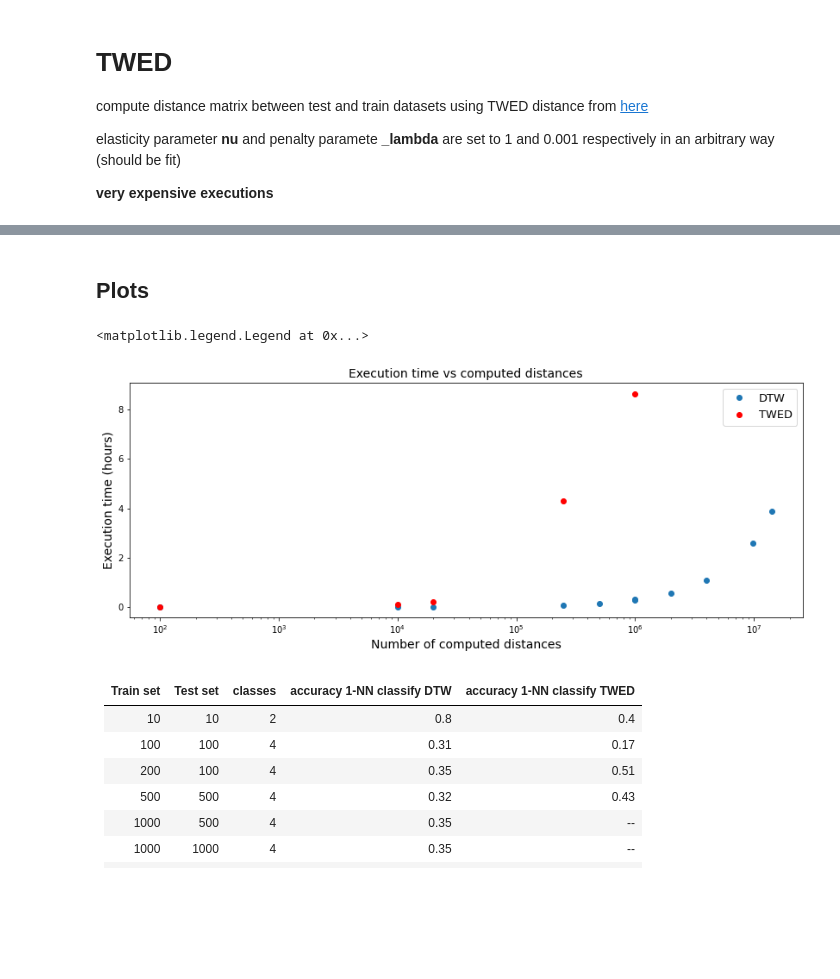
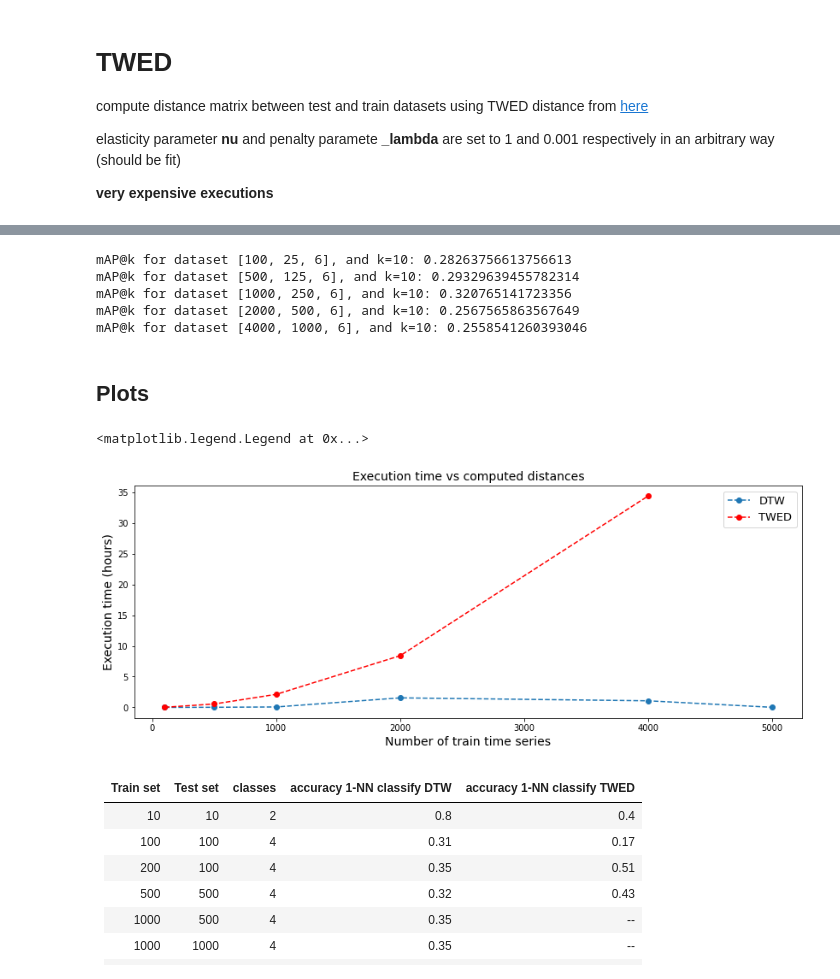
Before and after one commit to frmunozz/irregular-bag-of-pattern, a Jupyter notebook: notebooks/BruteForce.ipynb, the cells around one changed output, grey strips where cells are left out. Cells and saved outputs as stored; diff of their text form; code cells hidden in the pictures; blank space fills up the shorter version.

```diff
--- a/notebooks/BruteForce.ipynb
+++ b/notebooks/BruteForce.ipynb
@@ -530,27 +461,36 @@ mAP@k for dataset [1000, 1000, 10], and k=10:  0.030959129976064502
+# %%
+# checking mAP@k
+mapk_twed = []
+k = 10
+for n1, n2 in zip(n1_arr, n2_arr):
+    mapk, vec = m_av_p_k(path1, path2, n1, n2, c, k, dist_type="dtw")
+    print("mAP@k for dataset [%d, %d, %d], and k=%d:" % (n1, n2, c, k), mapk)
+    mapk_twed.append(mapk)
+# %% [output]
+mAP@k for dataset [100, 25, 6], and k=10: 0.28263756613756613
+mAP@k for dataset [500, 125, 6], and k=10: 0.29329639455782314
+mAP@k for dataset [1000, 250, 6], and k=10: 0.320765141723356
+mAP@k for dataset [2000, 500, 6], and k=10: 0.2567565863567649
+mAP@k for dataset [4000, 1000, 6], and k=10: 0.2558541260393046
 # %% [markdown]
 ## Plots
 # %%
 # execution time dtw distances
-dtw_dist_time = [0.123, 6.227, 16.468, 253.757, 513.756, 1047.021, 992.615,
-                1956.488, 3896.741, 13898.950, 9336.39]
-dtw_train_len = [10, 100, 200, 500, 1000, 1000, 1000, 2000, 2000, 5000,  6278]
-dtw_test_len = [10, 100, 100, 500, 500, 1000, 1000, 1000, 2000, 2847, 1570]
-dtw_tot = np.array(dtw_train_len) * np.array(dtw_test_len)
-twed_dist_time = [2.1, 326.245, 721.75, 15460.57, 31179.298]
-twed_train_len = [10,  100,     200,    500,      1000]
-twed_test_len = [10, 100, 100, 500, 1000]
-twed_tot = np.array(twed_train_len) * np.array(twed_test_len)
+dtw_dist_time = [1.75, 63.82, 250.05, 5574.6, 3857.38, 60.73]
+dtw_train_len = [100, 500, 1000, 2000, 4000, 5000]
+twed_dist_time = [79.43, 1994.7, 7645.19, 30256.8, 123674.35]
+twed_train_len = [100, 500, 1000, 2000, 4000]
 
 fig = plt.figure(figsize=(14, 5))
-plt.semilogx(dtw_tot, np.array(dtw_dist_time) / 60 / 60, 'o', label="DTW")
-plt.semilogx(twed_tot, np.array(twed_dist_time) / 60 / 60, 'ro', label="TWED")
-plt.xlabel("Number of computed distances", fontsize=14)
+plt.plot(dtw_train_len, np.array(dtw_dist_time) / 60 / 60, 'o--', label="DTW")
+plt.plot(twed_train_len, np.array(twed_dist_time) / 60 / 60, 'ro--', label="TWED")
+plt.xlabel("Number of train time series", fontsize=14)
 plt.ylabel("Execution time (hours)", fontsize=14)
 plt.title("Execution time vs computed distances", fontsize=14)
 plt.legend(fontsize=13)
 # %% [output]
 <matplotlib.legend.Legend at 0x...>
-[figure, old version]
+[figure, new version]
 # %% [markdown]
 | Train set | Test set | classes | accuracy 1-NN classify DTW | accuracy 1-NN classify TWED |
 | :-: | :-: | :-: | :-: | :-: |
```
Also changed, not shown: parts of 20 cells of this notebook, 6 other files.
